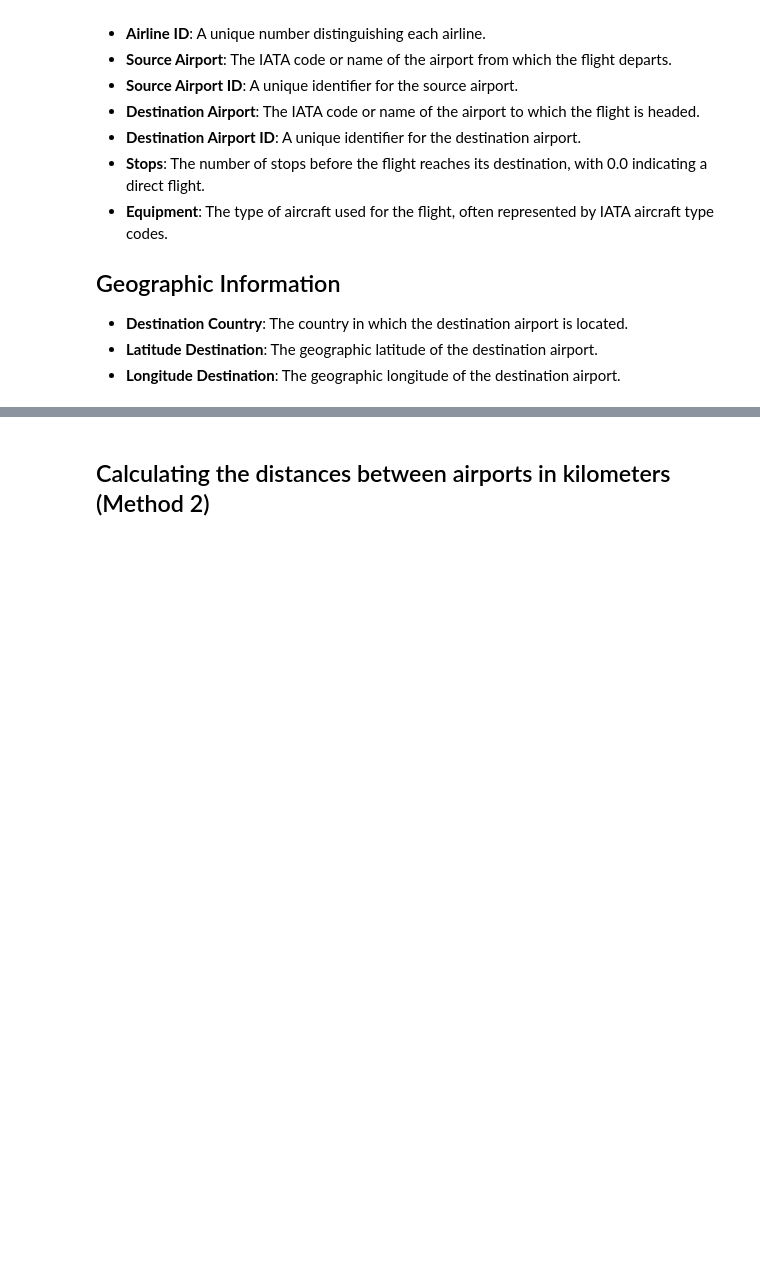
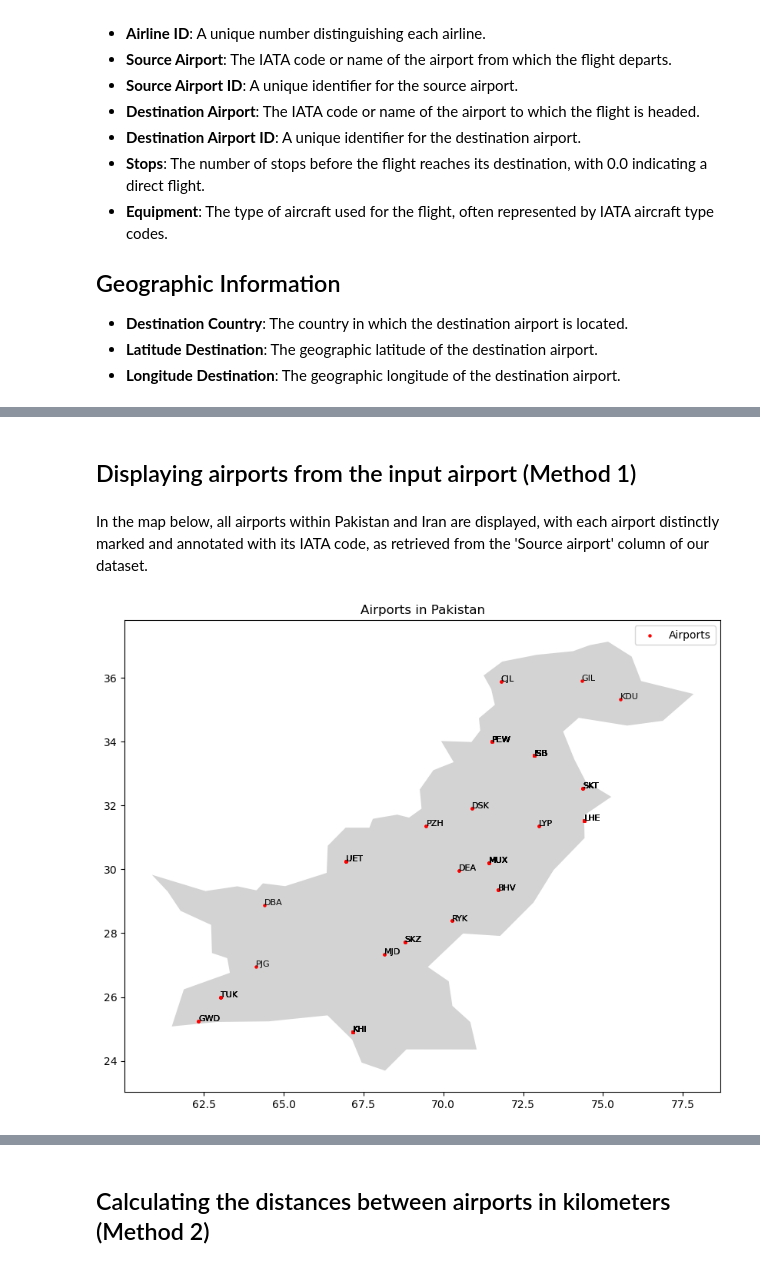
Before and after one commit to CarolinaAparicio2001/ADPRO, a Jupyter notebook: Showcase_Notebook.ipynb, the cells around one changed output, grey strips where cells are left out. Saved outputs shown, nothing was run; the diff lists cells and outputs as text; code cells hidden in the pictures; blank space fills up the shorter version.

Commit message:
added what is missing about method 1 and LLM

```diff
--- a/Showcase_Notebook.ipynb
+++ b/Showcase_Notebook.ipynb
@@ -85,3 +86,11 @@ Data columns (total 18 columns):
  17  longitude_destination   66934 non-null  float64
 dtypes: float64(5), int64(1), object(12)
 memory usage: 9.7+ MB
+# %% [markdown]
+## Displaying airports from the input airport (Method 1)
+# %% [markdown]
+In the map below, all airports within Pakistan and Iran are displayed, with each airport distinctly marked and annotated with its IATA code, as retrieved from the 'Source airport' column of our dataset.
+# %%
+airplane.plot_airports_in_country ("Pakistan")
+# %% [output]
+[figure, added]
```
Also changed, not shown: parts of 25 cells of this notebook.
